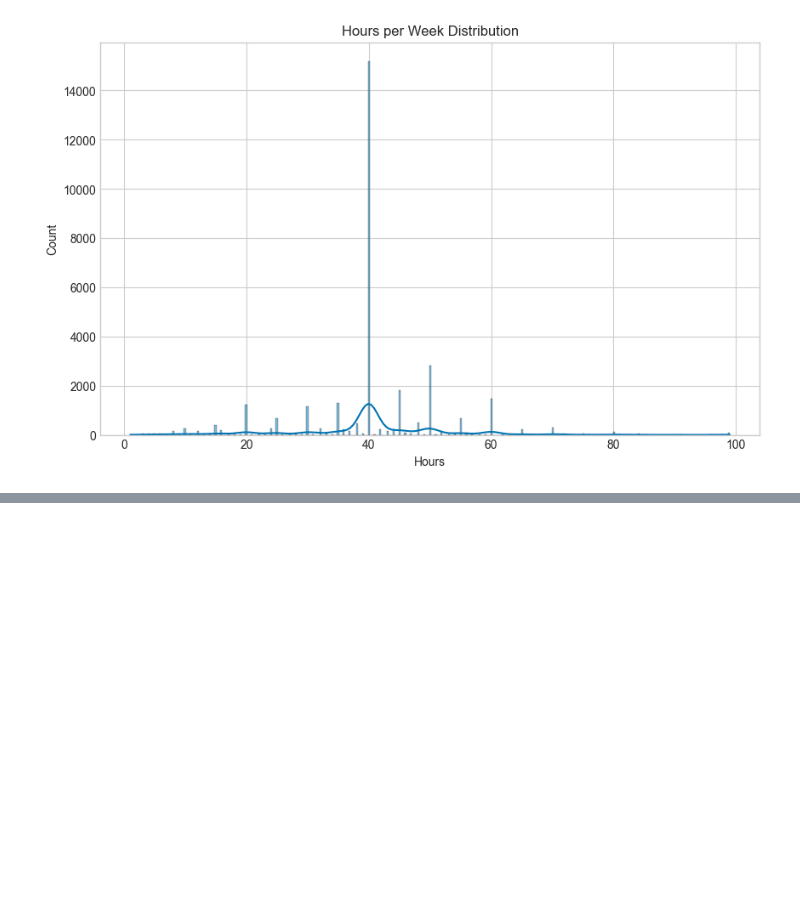
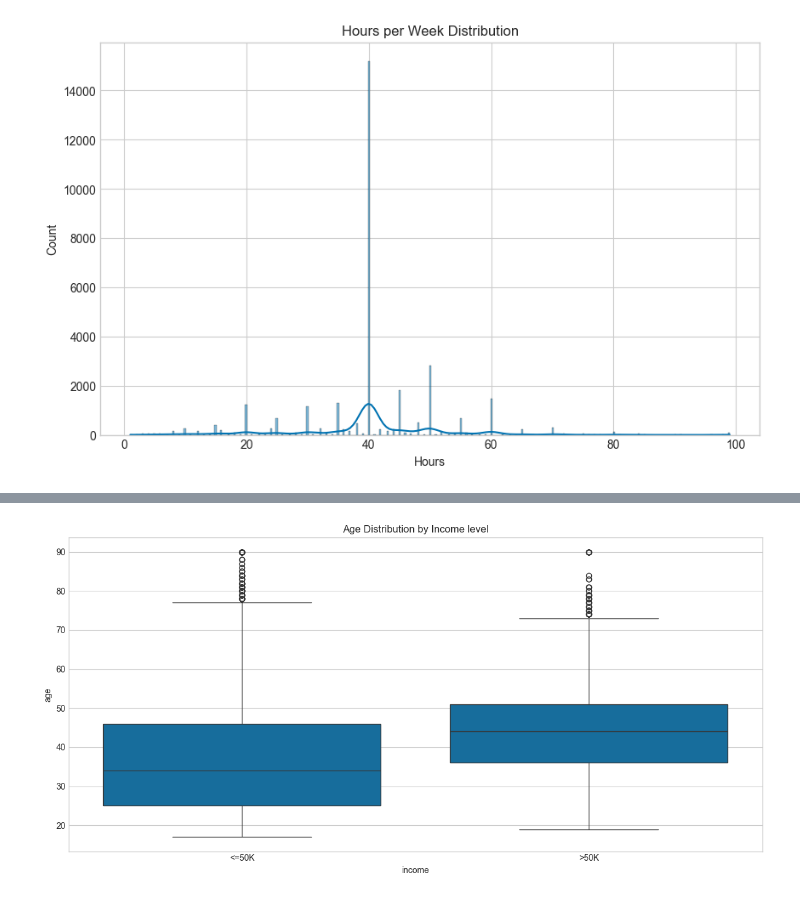
Before and after one commit to Vijayaragavan185/adult-income-analysis, a Jupyter notebook: notebooks/data_cleaning_eda_adult.ipynb, the cells around one changed output, grey strips where cells are left out. Saved outputs shown, nothing was run; the diff lists cells and outputs as text; code cells hidden in the pictures; blank space fills up the shorter version.

```diff
--- a/notebooks/data_cleaning_eda_adult.ipynb
+++ b/notebooks/data_cleaning_eda_adult.ipynb
@@ -234,0 +256,9 @@ plt.show()
+# %%
+# Income vs. Age
+plt.figure(figsize=(12,6))
+sns.boxplot(x='income', y='age', data = df)
+plt.title("Age Distribution by Income level")
+plt.tight_layout()
+plt.show()
+# %% [output]
+[figure, added]
```
Also changed, not shown: parts of 2 cells of this notebook.
